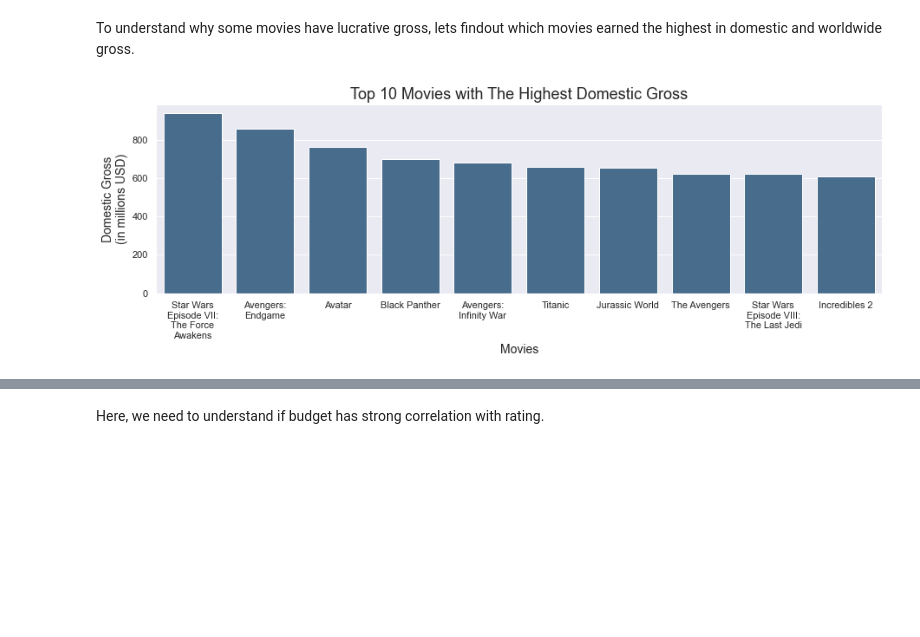
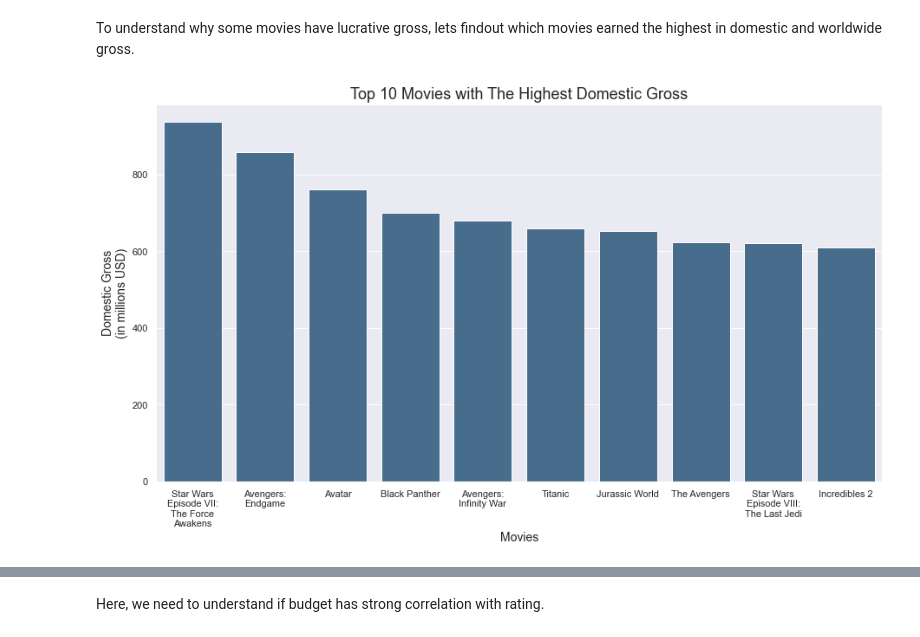
Before and after one commit to afanta-fi/Microsoft_in_The_Movie_Business, a Jupyter notebook: code/visualization.ipynb, the cells around one changed output, grey strips where cells are left out. Cells and saved outputs as stored; diff of their text form; code cells hidden in the pictures; blank space fills up the shorter version.

Commit message:
New plot added

```diff
--- a/code/visualization.ipynb
+++ b/code/visualization.ipynb
@@ -131,28 +131,28 @@ plt.savefig('../images/budget_and_gross.png')
 To understand why some movies have lucrative gross, lets findout which movies earned the highest in domestic and worldwide gross.
 # %%
 #Set image size
-sns.set(rc={"figure.figsize":(15, 4)})
+sns.set(rc={"figure.figsize":(15, 8)})
 #Find movies with the highest domestic gross
 df = movies_df.sort_values('domestic_gross',ascending=False)[:10]
 #Show values in millions
 df['domestic_gross'] = df['domestic_gross']/1e6
 ax = sns.barplot(x='movie',
             y='domestic_gross',
             data=df,
             color="#3C6D97")
 ax.set_xlabel('Movies',fontsize=14)
 ax.set_ylabel('Domestic Gross\n(in millions USD)',fontsize=14)
 ax.set_title('Top 10 Movies with The Highest Domestic Gross',fontsize=18);
 labels = ax.axes.get_xticklabels()
 # fix the labels
 for v in labels:
     text = v.get_text()
     text = '\n'.join(wrap(text,15))
     v.set_text(text)
 # set the new labels
 ax.axes.set_xticklabels(labels);
 plt.savefig('../images/top_grossing_domestic.png')
 # %% [output]
-[figure, old version]
+[figure, new version]
 # %%
 #Set image size
```
Also changed, not shown: parts of 1 cell of this notebook.
